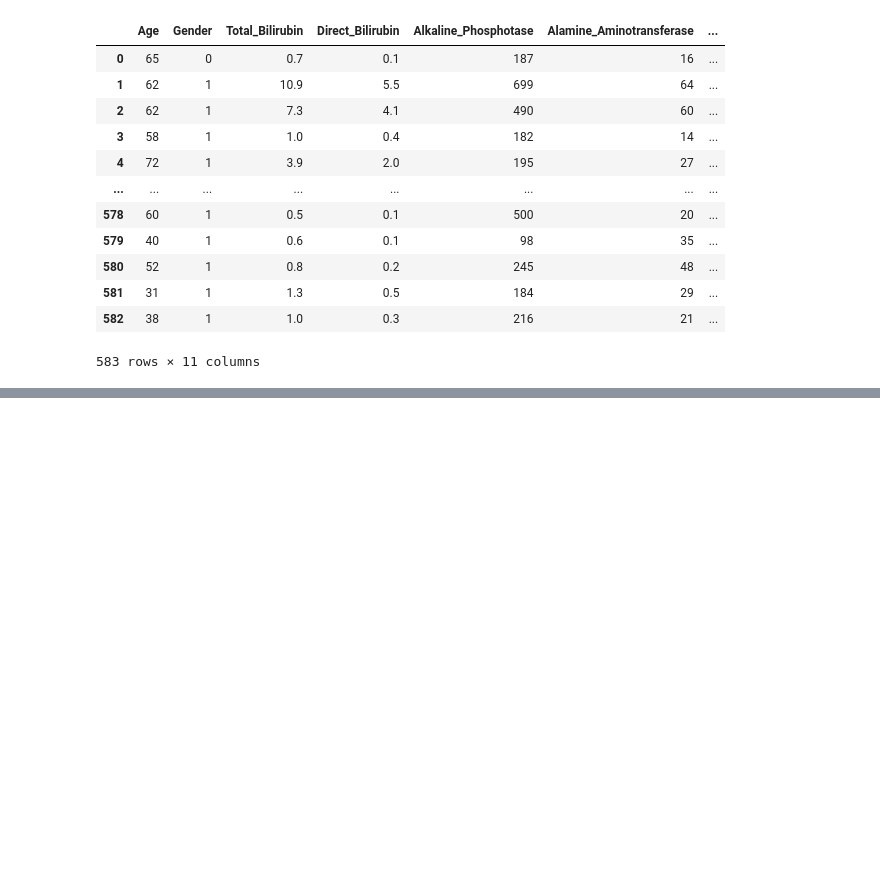
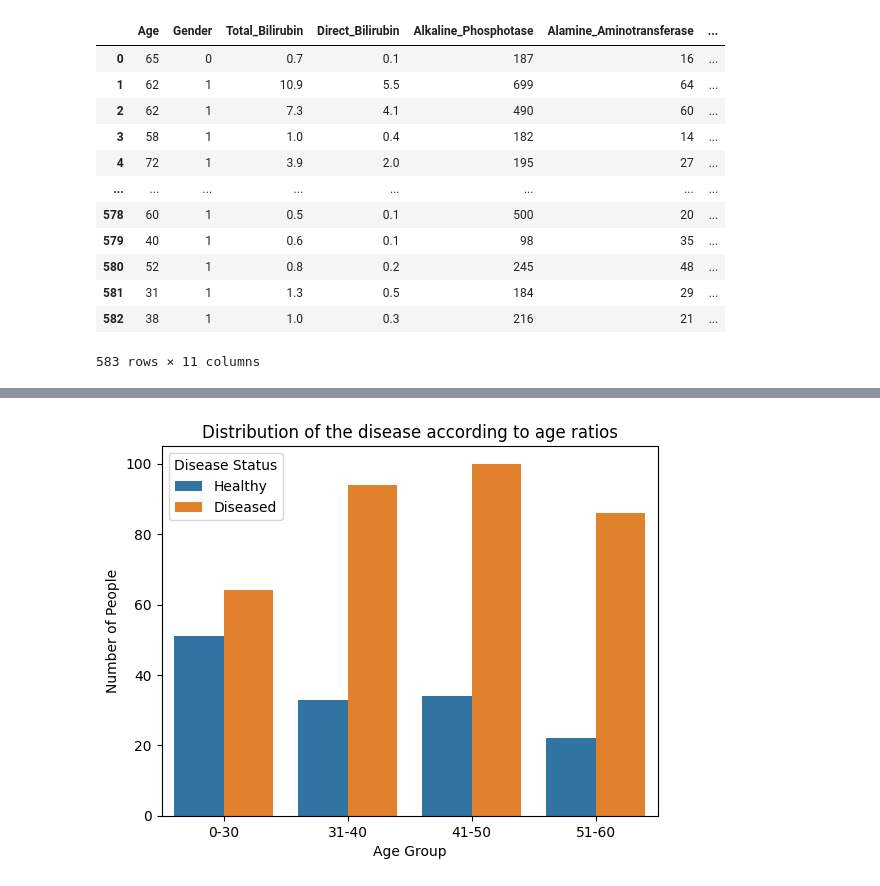
Before and after one commit to erginozahmetsafa/Indian-Liver-Patient, a Jupyter notebook: indian_liver_patient.ipynb, the cells around one changed output, grey strips where cells are left out. Cells and saved outputs as stored; diff of their text form; code cells hidden in the pictures; blank space fills up the shorter version.

```diff
--- a/indian_liver_patient.ipynb
+++ b/indian_liver_patient.ipynb
@@ -121,0 +139,12 @@ df
+# %%
+# Distribution of the disease according to age ratios | Hastalığın yaş oranlarına göre dağılımı
+df['Age_Group'] = pd.cut(df['Age'], bins=[0, 30, 40, 50, 60], labels=['0-30', '31-40', '41-50', '51-60'])
+
+sns.countplot(data=df, x='Age_Group', hue='Dataset')
+plt.title('Distribution of the disease according to age ratios')
+plt.xlabel('Age Group')
+plt.ylabel('Number of People')
+plt.legend(title='Disease Status', labels=['Healthy', 'Diseased'])
+plt.show()
+# %% [output]
+[figure, added]
```
Also changed, not shown: parts of 7 cells of this notebook.
